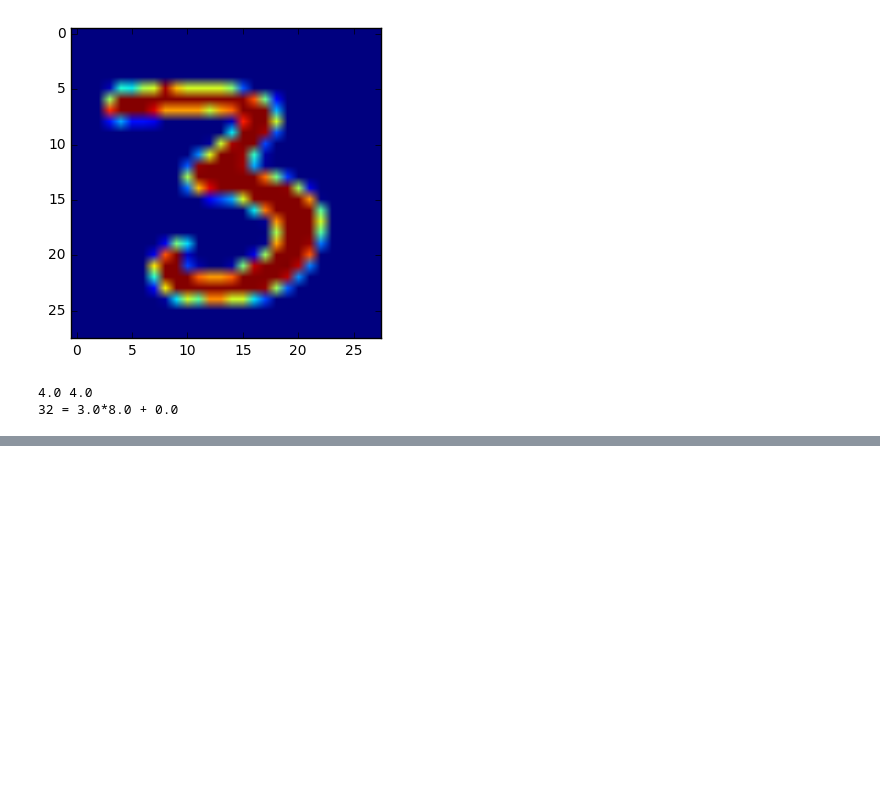
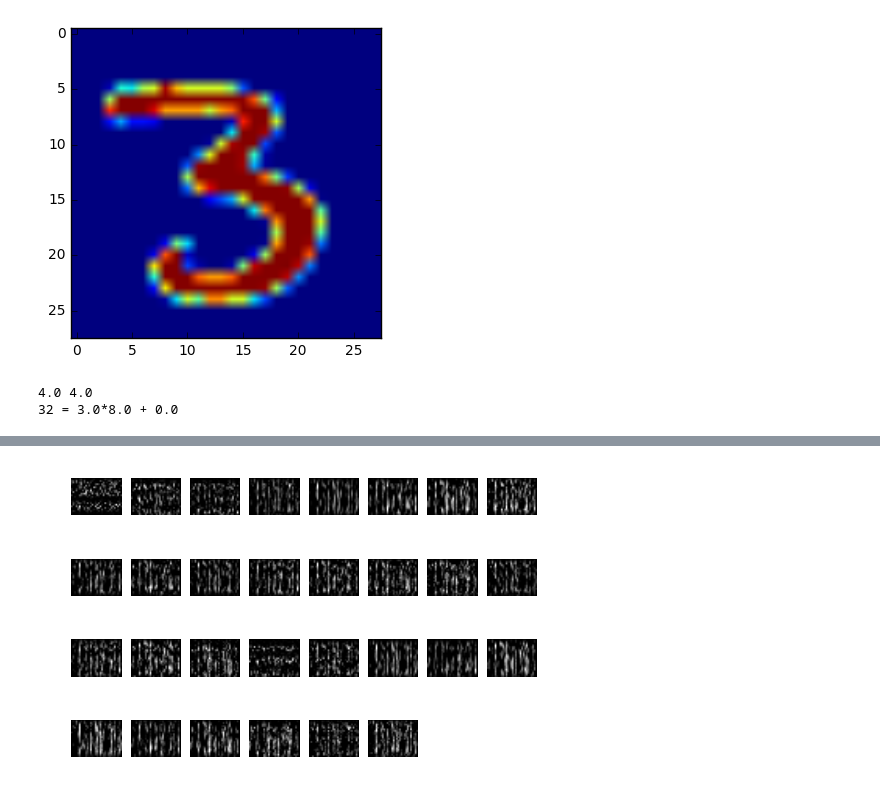
Before and after one commit to pyotr777/keras_tut, a Jupyter notebook: visualise filters.ipynb, the cells around one changed output, grey strips where cells are left out. Saved outputs shown, nothing was run; the diff lists cells and outputs as text; code cells hidden in the pictures; blank space fills up the shorter version.

```diff
--- a/visualise filters.ipynb
+++ b/visualise filters.ipynb
@@ -77,0 +86,11 @@ for i, convolution_d in enumerate(convolutions[0]):
+# %%
+convout2_f = K.function(model.inputs, [convout2.output])
+convolutions2 = np.asarray(convout2_f([[[X_train[img_num]]]]), dtype=np.float32)
+fig = plt.figure()
+for i, convolution_d in enumerate(convolutions2[0]):
+    for j, convolution in enumerate(convolution_d):
+        p=fig.add_subplot(rows,in_row,j+1)
+        p.axis('off')
+        plt.imshow(convolution, cmap="gray")
+# %% [output]
+[figure, added]
```
Also changed, not shown: parts of 4 cells of this notebook.
